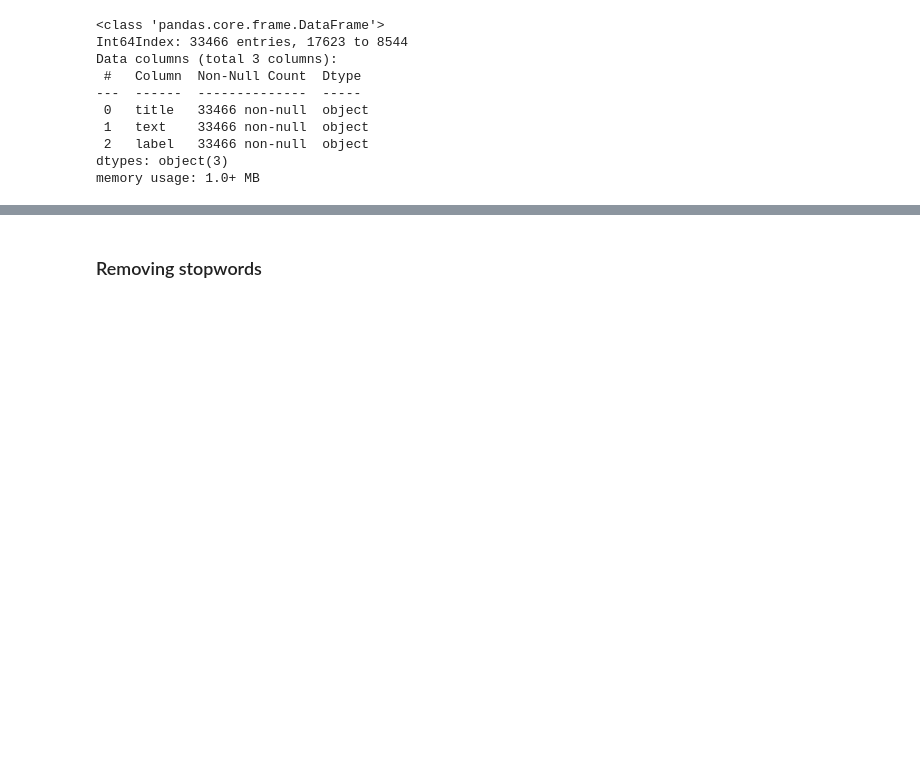
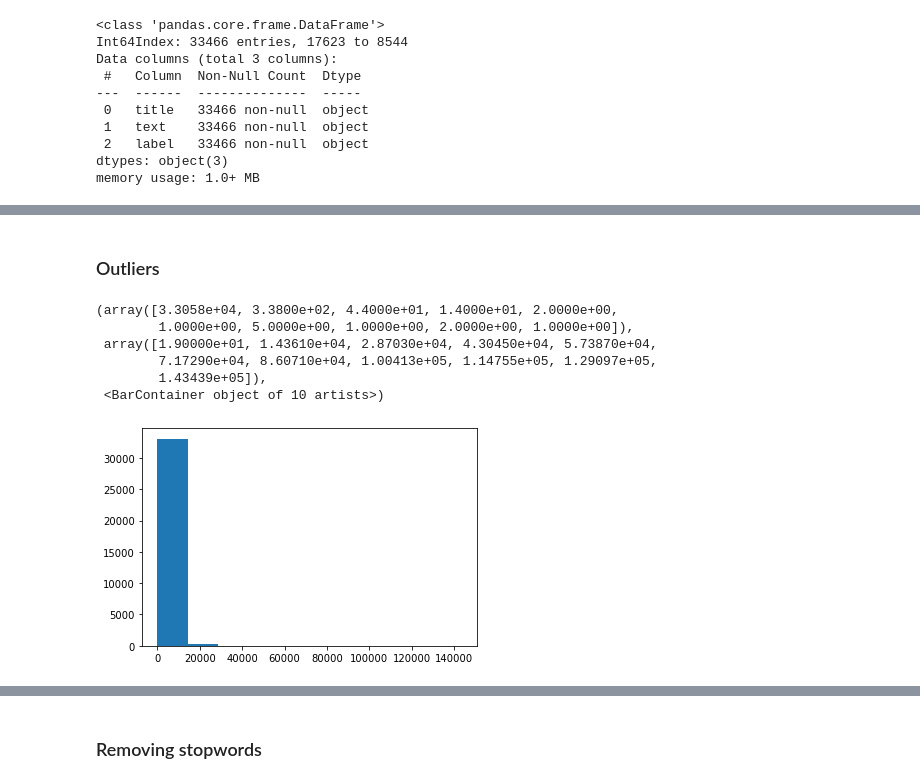
Before and after one commit to KarolinaMaczka/ItML, a Jupyter notebook: preprocessing_clean.ipynb, the cells around one changed output, grey strips where cells are left out. Saved outputs shown, nothing was run; the diff lists cells and outputs as text; code cells hidden in the pictures; blank space fills up the shorter version.

Commit message:
combine columns, remove outliers, fix pipe

```diff
--- a/preprocessing_clean.ipynb
+++ b/preprocessing_clean.ipynb
@@ -147,0 +162,2 @@ def handleNa(df):
+# %%
+df2['text'] = df2[['title', 'text']].apply(" ".join, axis=1)
@@ -147,0 +168,2 @@ def handleNa(df):
+# %%
+df2 = df2.drop(columns='title')
@@ -147,0 +186,2 @@ def handleNa(df):
+# %% [markdown]
+### Outliers
@@ -147,0 +190,11 @@ def handleNa(df):
+# %%
+df2['textlength'] = df2['text'].apply(len)
+plt.hist(df2['textlength'])
+# %% [output]
+(array([3.3058e+04, 3.3800e+02, 4.4000e+01, 1.4000e+01, 2.0000e+00,
+        1.0000e+00, 5.0000e+00, 1.0000e+00, 2.0000e+00, 1.0000e+00]),
+ array([1.90000e+01, 1.43610e+04, 2.87030e+04, 4.30450e+04, 5.73870e+04,
+        7.17290e+04, 8.60710e+04, 1.00413e+05, 1.14755e+05, 1.29097e+05,
+        1.43439e+05]),
+ <BarContainer object of 10 artists>)
+[figure, added]
```
Also changed, not shown: parts of 36 cells of this notebook.
